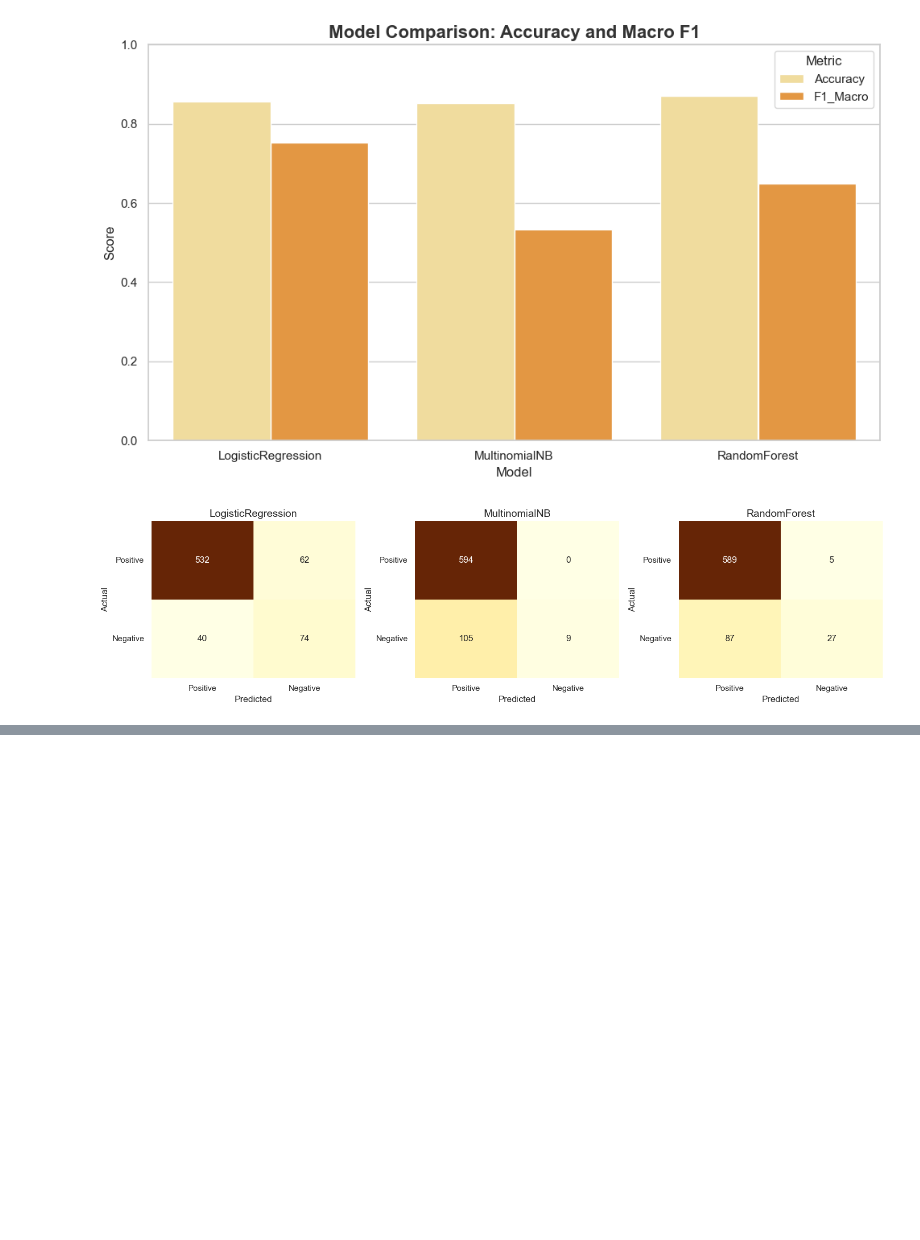
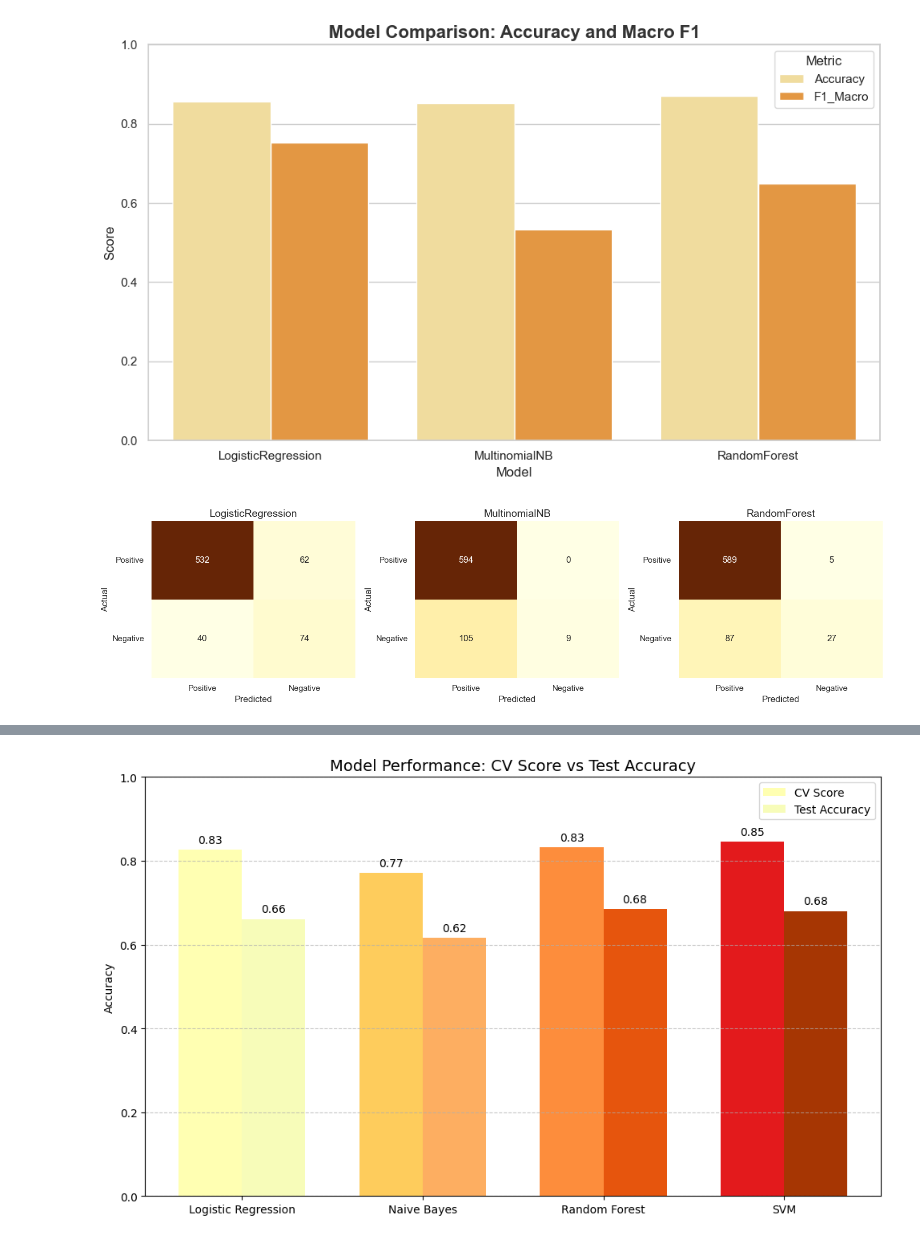
Before and after one commit to PrimeTonyCode/phase_4_project, a Jupyter notebook: Tweet_Sentiment_NLP.ipynb, the cells around one changed output, grey strips where cells are left out. Saved outputs shown, nothing was run; the diff lists cells and outputs as text; code cells hidden in the pictures; blank space fills up the shorter version.

```diff
--- a/Tweet_Sentiment_NLP.ipynb
+++ b/Tweet_Sentiment_NLP.ipynb
@@ -545,0 +854,18 @@ plt.show()
+# %%
+
+# Summarize hyperparameter tuning results
+results = pd.DataFrame([
+    ["Logistic Regression", log_reg_multi_gs.best_params_, log_reg_multi_gs.best_score_,
+     accuracy_score(y_test_multi, y_pred_log_reg_multi_gs)],
+
+    ["Naive Bayes", nb_multi_gs.best_params_, nb_multi_gs.best_score_,
+     accuracy_score(y_test_multi, y_pred_nb_multi_gs)],
+
+    ["Random Forest", rf_multi_rs.best_params_, rf_multi_rs.best_score_,
+     accuracy_score(y_test_multi, y_pred_rf_multi_rs)],
+
+    ["SVM", svm_multi_rs.best_params_, svm_multi_rs.best_score_,
+     accuracy_score(y_test_multi, y_pred_svm_multi_rs)]
+], columns=["Model", "Best Params", "Best CV Score", "Test Accuracy"])
+
+print(results)
@@ -545,0 +884,37 @@ plt.show()
+# %%
+# Visualize CV Scores vs Test Accuracy
+# Prepare data
+models = results['Model']
+cv_scores = results['Best CV Score']
+test_acc = results['Test Accuracy']
+
+x = np.arange(len(models))
+width = 0.35
+
+# Define colors from YlOrBr palette
+colors_cv = ['#ffffb2', '#fecc5c', '#fd8d3c', '#e31a1c']  # light yellow → brown
+colors_test = ['#f7fcb9', '#fdae61', '#e6550d', '#a63603']
+
+# Create bar chart
+fig, ax = plt.subplots(figsize=(10,6))
+bars1 = ax.bar(x - width/2, cv_scores, width, label='CV Score', color=colors_cv)
+bars2 = ax.bar(x + width/2, test_acc, width, label='Test Accuracy', color=colors_test)
+
+# Add text labels above bars
+for i in range(len(models)):
+    ax.text(x[i] - width/2, cv_scores[i] + 0.01, f"{cv_scores[i]:.2f}", ha='center', va='bottom', fontsize=10)
+    ax.text(x[i] + width/2, test_acc[i] + 0.01, f"{test_acc[i]:.2f}", ha='center', va='bottom', fontsize=10)
+
+# Formatting
+ax.set_ylabel('Accuracy')
+ax.set_title('Model Performance: CV Score vs Test Accuracy', fontsize=14)
+ax.set_xticks(x)
+ax.set_xticklabels(models)
+ax.set_ylim(0, 1)
+ax.legend()
+ax.grid(axis='y', linestyle='--', alpha=0.7)
+
+plt.tight_layout()
+plt.show()
+# %% [output]
+[figure, added]
```
Also changed, not shown: parts of 28 cells of this notebook.
